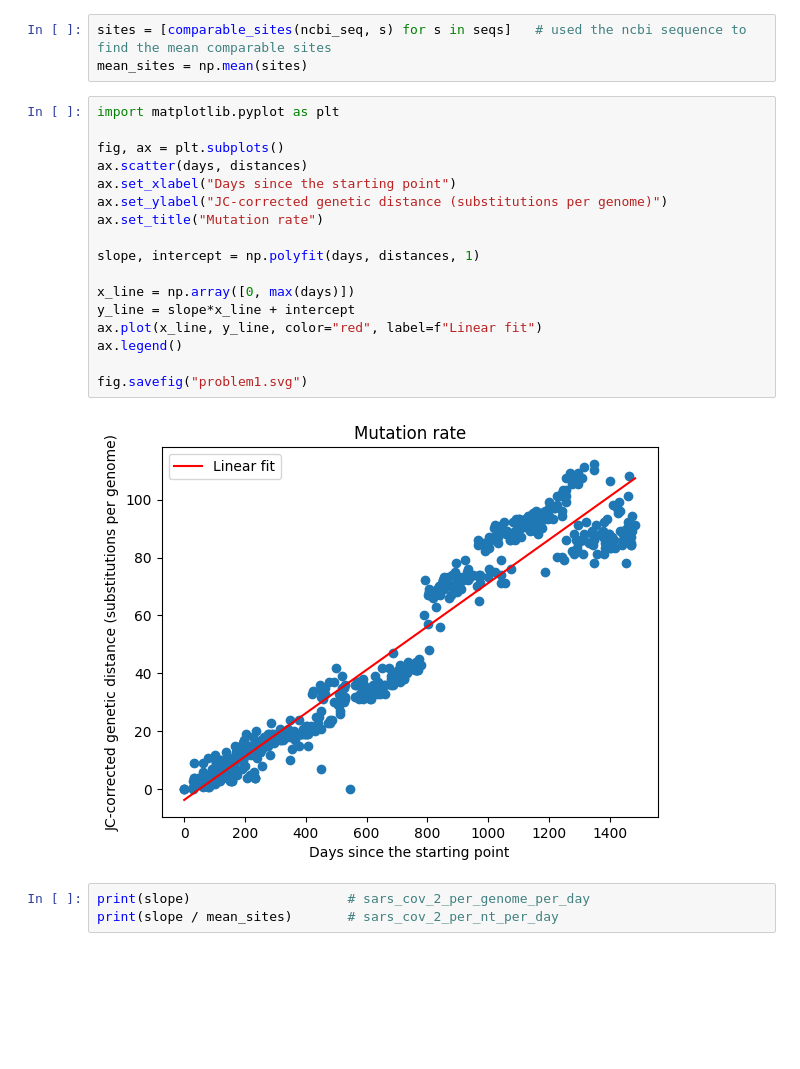
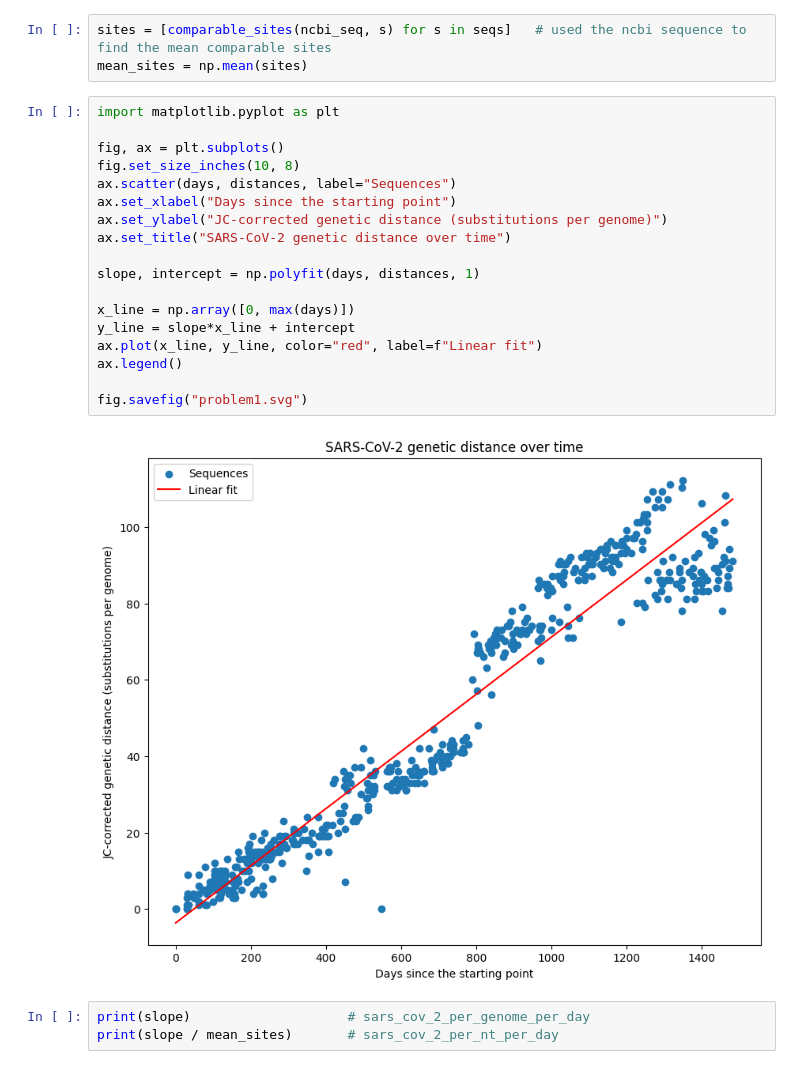
Before and after one commit to ashleeton/assign_viral_evo, a Jupyter notebook: viral_evo_workbook.ipynb, the cells around one changed output. Cells and saved outputs as stored; diff of their text form; blank space fills up the shorter version.

```diff
--- a/viral_evo_workbook.ipynb
+++ b/viral_evo_workbook.ipynb
@@ -114,22 +114,23 @@ mean_sites = np.mean(sites)
 # %%
 import matplotlib.pyplot as plt
 
 fig, ax = plt.subplots()
-ax.scatter(days, distances)
+fig.set_size_inches(10, 8)
+ax.scatter(days, distances, label="Sequences")
 ax.set_xlabel("Days since the starting point")
 ax.set_ylabel("JC-corrected genetic distance (substitutions per genome)")
-ax.set_title("Mutation rate")
+ax.set_title("SARS-CoV-2 genetic distance over time")
 
 slope, intercept = np.polyfit(days, distances, 1)
 
 x_line = np.array([0, max(days)])
 y_line = slope*x_line + intercept
 ax.plot(x_line, y_line, color="red", label=f"Linear fit")
 ax.legend()
 
 fig.savefig("problem1.svg")
 # %% [output]
-[figure, old version]
+[figure, new version]
 # %%
 print(slope)                    # sars_cov_2_per_genome_per_day
 print(slope / mean_sites)       # sars_cov_2_per_nt_per_day
```
Also changed, not shown: parts of 12 cells of this notebook, 4 other files.
